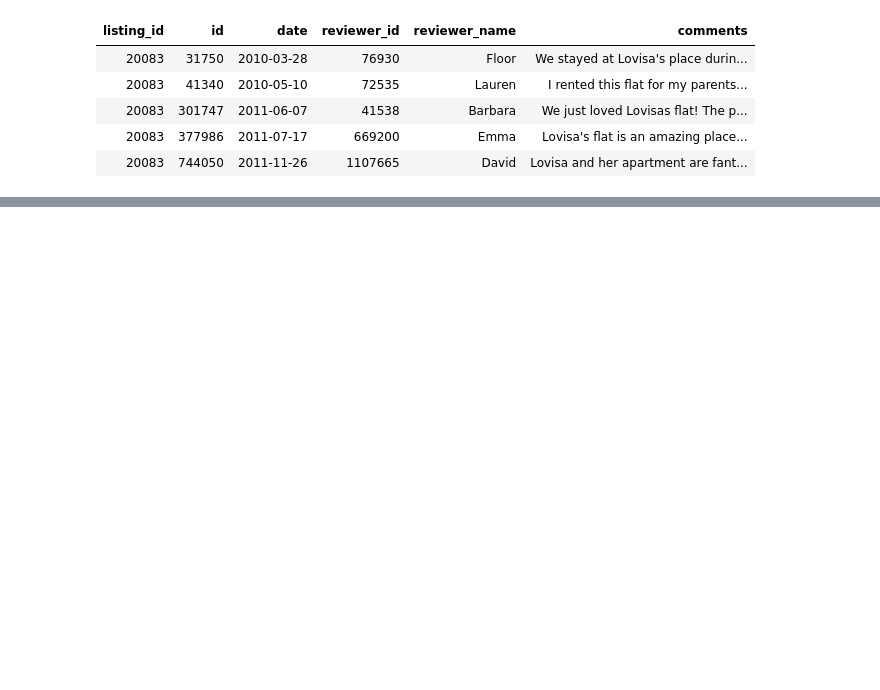
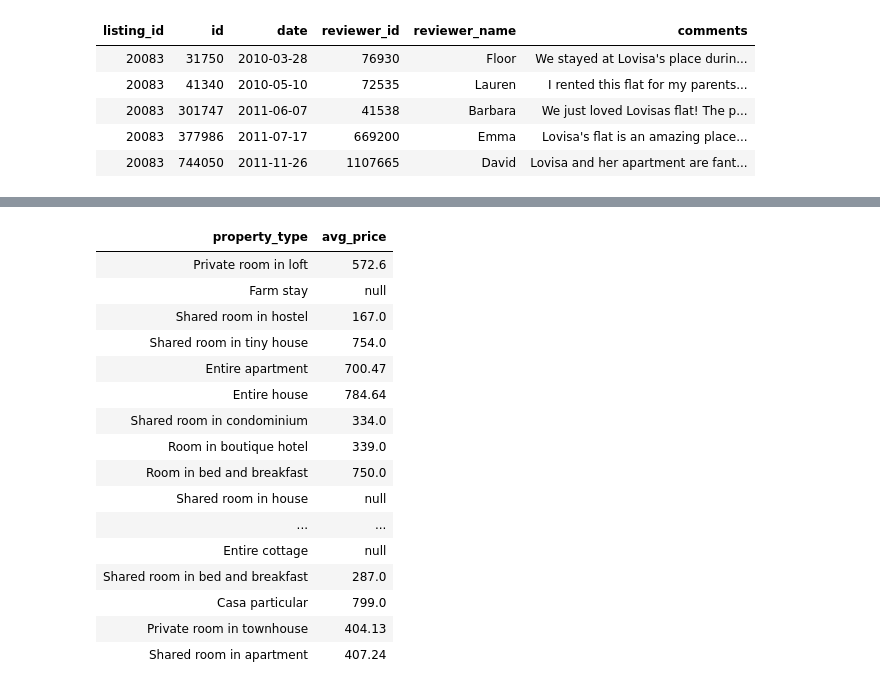
Before and after one commit to alcherniaev/Amazon_S3_databricks, a Jupyter notebook: DE_AWS_S3.ipynb, the cells around one changed output, grey strips where cells are left out. Saved outputs shown, nothing was run; the diff lists cells and outputs as text; code cells hidden in the pictures; blank space fills up the shorter version.

```diff
--- a/DE_AWS_S3.ipynb
+++ b/DE_AWS_S3.ipynb
@@ -189,0 +211,9 @@ display(dbutils.fs.ls("/mnt/s3data"))
+# %%
+from pyspark.sql.types import FloatType
+
+def trim_char(string):
+  return string.strip("$")
+
+spark.udf.register('trim_func', trim_char) # for spark sql
+
+trim_func_udf = udf(trim_char) # for DataFrame
@@ -189,0 +222,3 @@ display(dbutils.fs.ls("/mnt/s3data"))
+# %%
+df_avg_price = df_listing.select("property_type", "price", trim_func_udf("price").cast(FloatType()).alias("price_f")).groupBy("property_type").agg(F.round(F.avg(('price_f')),2).alias('avg_price'))
+df_avg_price.show(truncate=False)
@@ -189,0 +227,20 @@ display(dbutils.fs.ls("/mnt/s3data"))
+# %%
+display(df_avg_price)
+# %% [output]
+| property_type | avg_price |
+| Private room in loft | 572.6 |
+| Farm stay | null |
+| Shared room in hostel | 167.0 |
+| Shared room in tiny house | 754.0 |
+| Entire apartment | 700.47 |
+| Entire house | 784.64 |
+| Shared room in condominium | 334.0 |
+| Room in boutique hotel | 339.0 |
+| Room in bed and breakfast | 750.0 |
+| Shared room in house | null |
+| ... | ... |
+| Entire cottage | null |
+| Shared room in bed and breakfast | 287.0 |
+| Casa particular | 799.0 |
+| Private room in townhouse | 404.13 |
+| Shared room in apartment | 407.24 |
```
Also changed, not shown: parts of 21 cells of this notebook.
